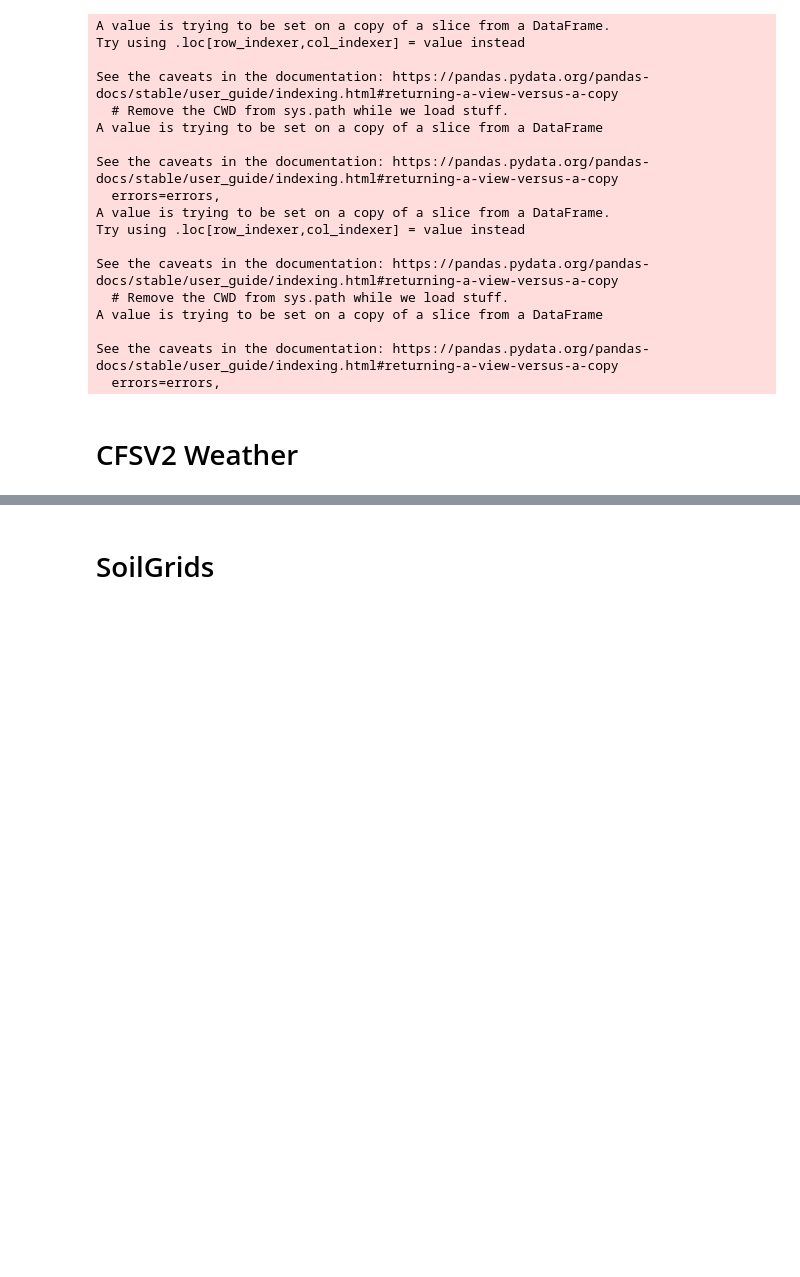
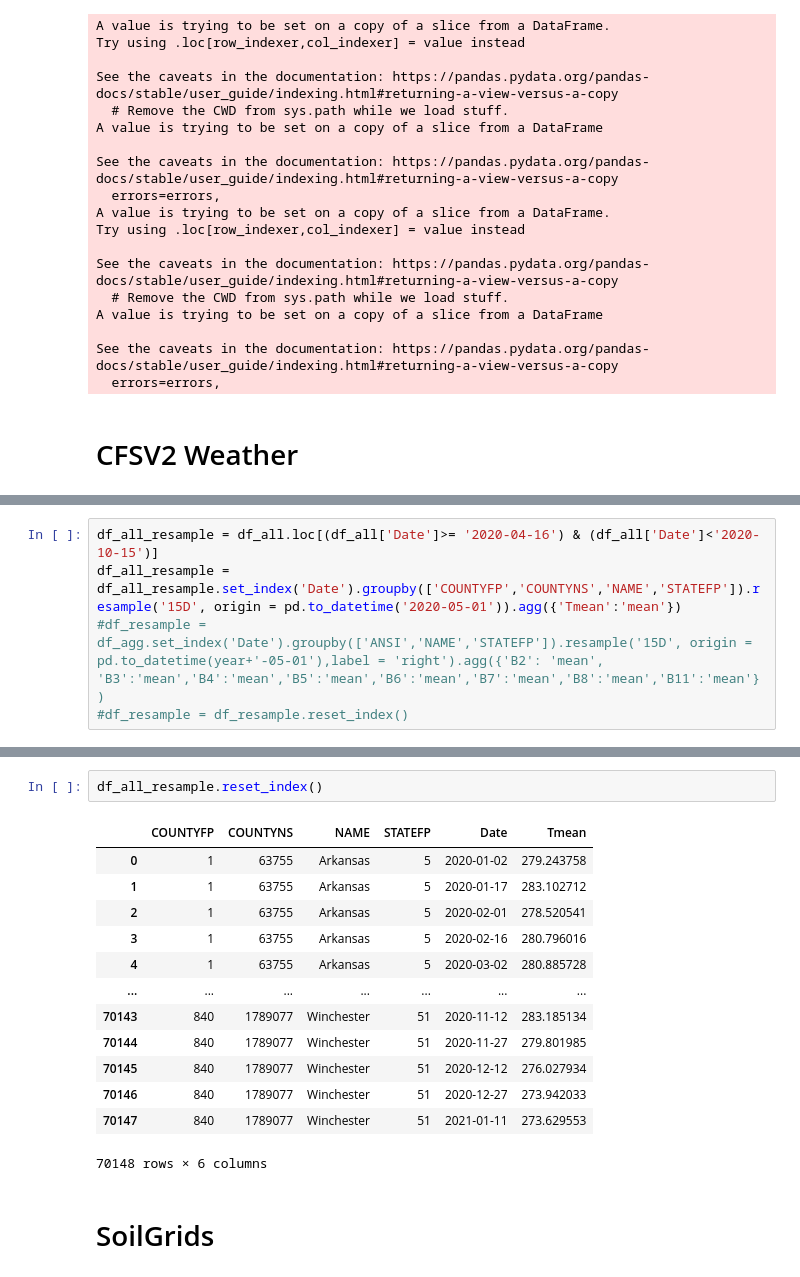
Before and after one commit to suffenjoy/Corn_Soy_Yield_Prediction_S2, a Jupyter notebook: Corn_Soy_Yield_DataCleaning.ipynb, the cells around one changed output, grey strips where cells are left out. Saved outputs shown, nothing was run; the diff lists cells and outputs as text; blank space fills up the shorter version.

```diff
--- a/Corn_Soy_Yield_DataCleaning.ipynb
+++ b/Corn_Soy_Yield_DataCleaning.ipynb
@@ -300,0 +320,5 @@ df_all.head()
+# %%
+df_all_resample = df_all.loc[(df_all['Date']>= '2020-04-16') & (df_all['Date']<'2020-10-15')]
+df_all_resample = df_all_resample.set_index('Date').groupby(['COUNTYFP','COUNTYNS','NAME','STATEFP']).resample('15D', origin = pd.to_datetime('2020-05-01')).agg({'Tmean':'mean'})
+#df_resample = df_agg.set_index('Date').groupby(['ANSI','NAME','STATEFP']).resample('15D', origin = pd.to_datetime(year+'-05-01'),label = 'right').agg({'B2': 'mean', 'B3':'mean','B4':'mean','B5':'mean','B6':'mean','B7':'mean','B8':'mean','B11':'mean'})
+#df_resample = df_resample.reset_index()
@@ -301,3 +335,19 @@ df_all.head()
+# %%
+df_all_resample.reset_index()
+# %% [output]
+|  | COUNTYFP | COUNTYNS | NAME | STATEFP | Date | Tmean |
+| 0 | 1 | 63755 | Arkansas | 5 | 2020-01-02 | 279.243758 |
+| 1 | 1 | 63755 | Arkansas | 5 | 2020-01-17 | 283.102712 |
+| 2 | 1 | 63755 | Arkansas | 5 | 2020-02-01 | 278.520541 |
+| 3 | 1 | 63755 | Arkansas | 5 | 2020-02-16 | 280.796016 |
+| 4 | 1 | 63755 | Arkansas | 5 | 2020-03-02 | 280.885728 |
+| ... | ... | ... | ... | ... | ... | ... |
+| 70143 | 840 | 1789077 | Winchester | 51 | 2020-11-12 | 283.185134 |
+| 70144 | 840 | 1789077 | Winchester | 51 | 2020-11-27 | 279.801985 |
+| 70145 | 840 | 1789077 | Winchester | 51 | 2020-12-12 | 276.027934 |
+| 70146 | 840 | 1789077 | Winchester | 51 | 2020-12-27 | 273.942033 |
+| 70147 | 840 | 1789077 | Winchester | 51 | 2021-01-11 | 273.629553 |
+70148 rows × 6 columns
 # %% [markdown]
 # SoilGrids
 # %%
```
Also changed, not shown: parts of 15 cells of this notebook.
